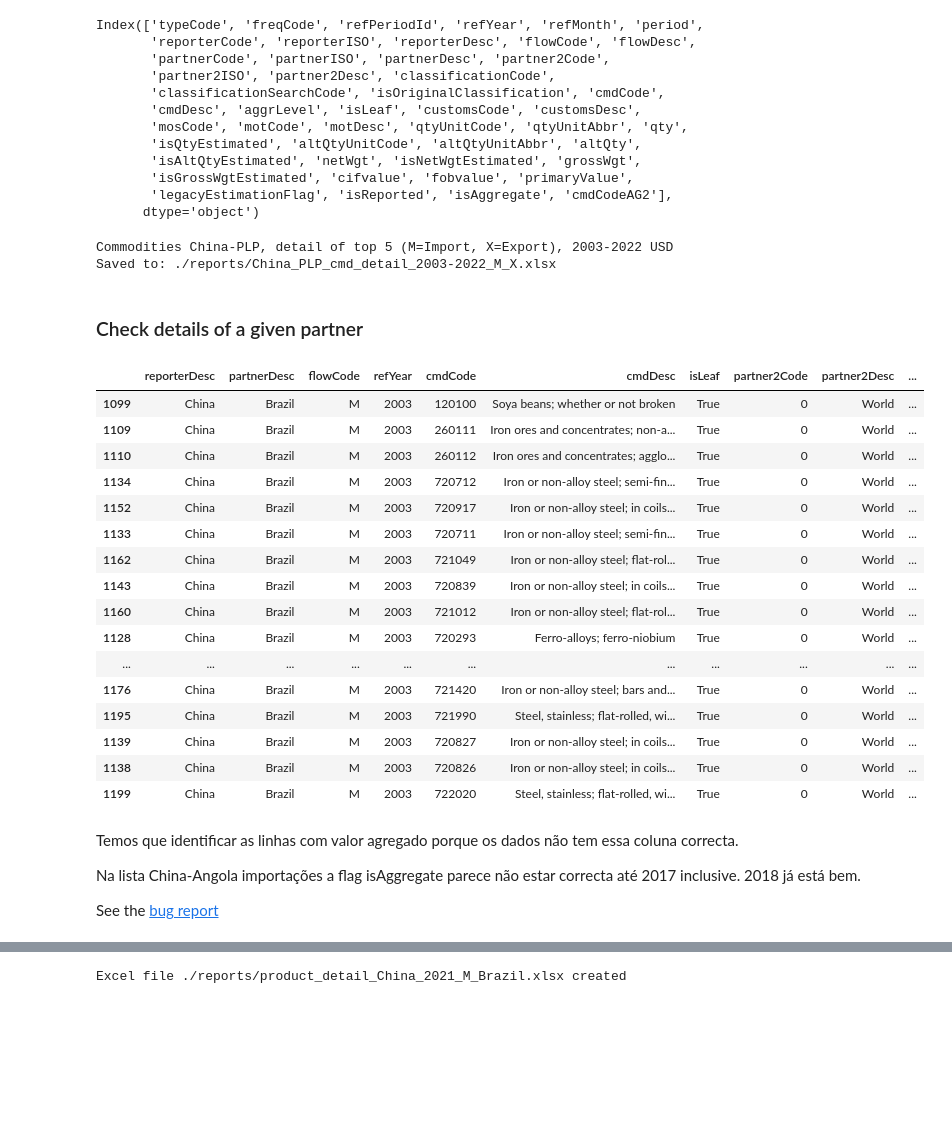
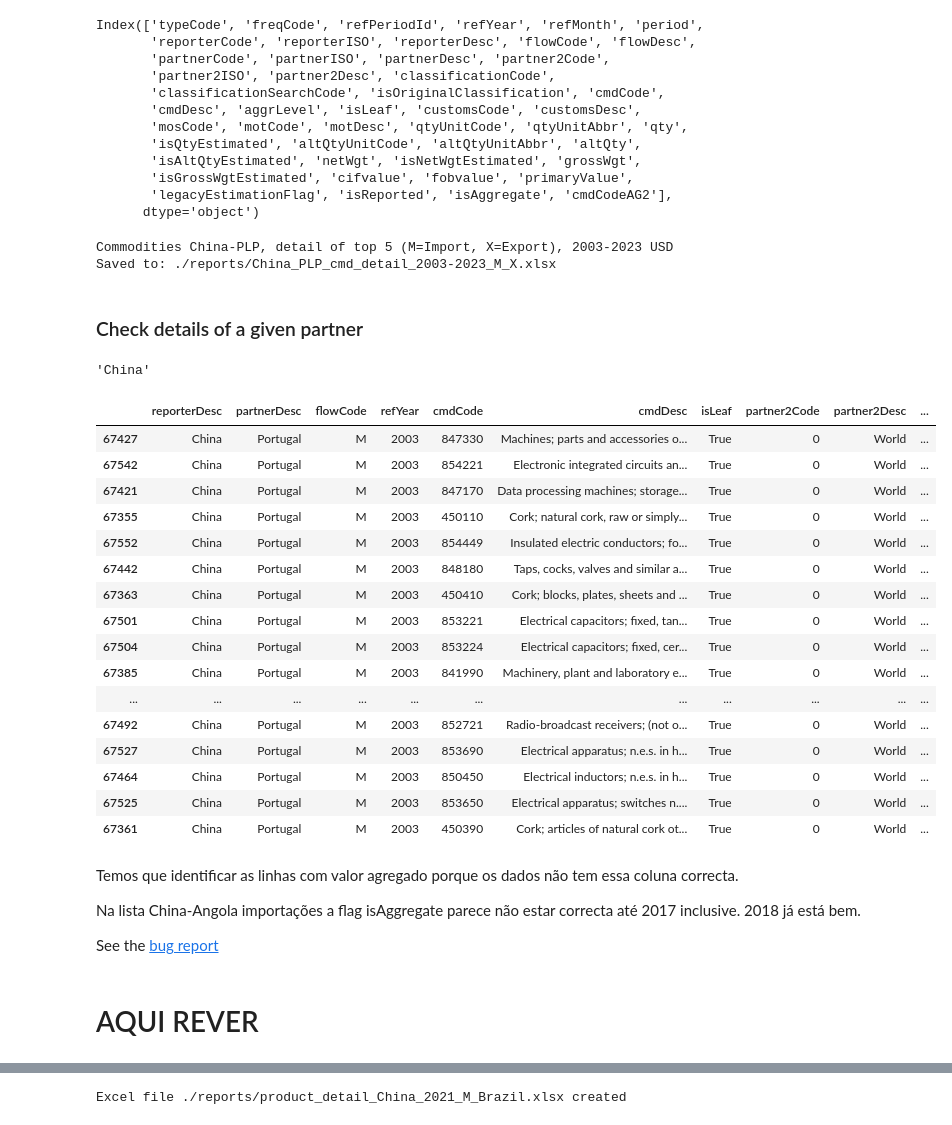
Before and after one commit to joaquimrcarvalho/cipf-comtrade, a Jupyter notebook: cn_plp_commodities.ipynb, the cells around one changed output, grey strips where cells are left out. Drawn from its saved outputs; the diff is of its cells as text; code cells hidden in the pictures; blank space fills up the shorter version.

Commit message:
Update notebooks, more documentation, better Excel exports

```diff
--- a/cn_plp_commodities.ipynb
+++ b/cn_plp_commodities.ipynb
@@ -195,5 +220,28 @@ Change `consider_first` to set the number of top commodities to be examined.
 # %%
+import sys
+# Save the original stdout
+original_stdout = sys.stdout
+
 consider_first = 3
+output_to_file = True
+
+
+if output_to_file:
+    output_file = f"./reports/{reporterDesc}_{partnerDesc}_tops_changes_{filename_note}.txt"
+    f = open(output_file, 'w')
+    sys.stdout = f
+
+preambule=f"""
+Report on variations of top commodities flows.
+
+Number of top commodities considered {consider_first}
+
+Each year is followed by a character that indicates the variation in the top commodities from the previous year:
+* ! : change in one of the top commodities
+* = : same top commodities as the previous year, same relative importance
+* ≈ : same top commodities as the previous year, different relative importance
+"""
+print(preambule)
 for reporter in pco_tops_sorted.index.get_level_values(0).unique():
     for partner in pco_tops_sorted.loc[(reporter,)].index.get_level_values(0).unique():
 
@@ -249,6 +297,11 @@ for reporter in pco_tops_sorted.index.get_level_values(0).unique():
 
                 previous_pattern = top_codes
                 previous_years_values.update(top_table)
+            print(f"All commodities involved in {flow} exchanges between {reporter} and {partner}:")
             for cmd in sorted(all_commodities_desc):
                 print( "    ",cmd)
             print(80*"-")
+
+if output_to_file:
+    sys.stdout = original_stdout
+    f.close()
@@ -569,43 +596,49 @@ comtradetools.excel_format_currency(detail_commodities_no_ndx, excel_file,sheet_
 excel_file.close()
 print("Saved to:",excel_file_name)
 # %% [output]
-Commodities China-PLP, detail of top 5 (M=Import, X=Export), 2003-2022 USD
-Saved to: ./reports/China_PLP_cmd_detail_2003-2022_M_X.xlsx
+Commodities China-PLP, detail of top 5 (M=Import, X=Export), 2003-2023 USD
+Saved to: ./reports/China_PLP_cmd_detail_2003-2023_M_X.xlsx
 # %% [markdown]
 ### Check details of a given partner
+# %%
+"".join(detail_commodities['reporterDesc'].unique())
+# %% [output]
+'China'
 # %%
 import comtradetools
+
 # show more rows
 pd.set_option('display.max_rows', 1000)
 # select country
-partner_of_interest = 'Brazil'
+partner_of_interest = 'Portugal'
+reporter_name = "".join(detail_commodities['reporterDesc'].unique())
 
 # select only leaf commodities (not aggregate upper levels)
 detail_commodities[
     (detail_commodities['partnerDesc']==partner_of_interest)
     & (detail_commodities['isLeaf']==True)
     ]\
     [['reporterDesc','partnerDesc','flowCode','refYear','cmdCode','cmdDesc','isLeaf','partner2Code','partner2Desc','motCode','customsCode','isAggregate','primaryValue']]\
         .sort_values(by=['reporterDesc','partnerDesc','refYear','flowCode','primaryValue'],
                      ascending=[True,True,True,True, False]).head(30)
 # %% [output]
 |  | reporterDesc | partnerDesc | flowCode | refYear | cmdCode | cmdDesc | isLeaf | partner2Code | partner2Desc | ... |
-| 1099 | China | Brazil | M | 2003 | 120100 | Soya beans; whether or not broken | True | 0 | World | ... |
-| 1109 | China | Brazil | M | 2003 | 260111 | Iron ores and concentrates; non-a... | True | 0 | World | ... |
-| 1110 | China | Brazil | M | 2003 | 260112 | Iron ores and concentrates; agglo... | True | 0 | World | ... |
-| 1134 | China | Brazil | M | 2003 | 720712 | Iron or non-alloy steel; semi-fin... | True | 0 | World | ... |
-| 1152 | China | Brazil | M | 2003 | 720917 | Iron or non-alloy steel; in coils... | True | 0 | World | ... |
-| 1133 | China | Brazil | M | 2003 | 720711 | Iron or non-alloy steel; semi-fin... | True | 0 | World | ... |
-| 1162 | China | Brazil | M | 2003 | 721049 | Iron or non-alloy steel; flat-rol... | True | 0 | World | ... |
-| 1143 | China | Brazil | M | 2003 | 720839 | Iron or non-alloy steel; in coils... | True | 0 | World | ... |
-| 1160 | China | Brazil | M | 2003 | 721012 | Iron or non-alloy steel; flat-rol... | True | 0 | World | ... |
-| 1128 | China | Brazil | M | 2003 | 720293 | Ferro-alloys; ferro-niobium | True | 0 | World | ... |
+| 67427 | China | Portugal | M | 2003 | 847330 | Machines; parts and accessories o... | True | 0 | World | ... |
+| 67542 | China | Portugal | M | 2003 | 854221 | Electronic integrated circuits an... | True | 0 | World | ... |
+| 67421 | China | Portugal | M | 2003 | 847170 | Data processing machines; storage... | True | 0 | World | ... |
+| 67355 | China | Portugal | M | 2003 | 450110 | Cork; natural cork, raw or simply... | True | 0 | World | ... |
+| 67552 | China | Portugal | M | 2003 | 854449 | Insulated electric conductors; fo... | True | 0 | World | ... |
+| 67442 | China | Portugal | M | 2003 | 848180 | Taps, cocks, valves and similar a... | True | 0 | World | ... |
+| 67363 | China | Portugal | M | 2003 | 450410 | Cork; blocks, plates, sheets and ... | True | 0 | World | ... |
+| 67501 | China | Portugal | M | 2003 | 853221 | Electrical capacitors; fixed, tan... | True | 0 | World | ... |
+| 67504 | China | Portugal | M | 2003 | 853224 | Electrical capacitors; fixed, cer... | True | 0 | World | ... |
+| 67385 | China | Portugal | M | 2003 | 841990 | Machinery, plant and laboratory e... | True | 0 | World | ... |
 | ... | ... | ... | ... | ... | ... | ... | ... | ... | ... | ... |
-| 1176 | China | Brazil | M | 2003 | 721420 | Iron or non-alloy steel; bars and... | True | 0 | World | ... |
-| 1195 | China | Brazil | M | 2003 | 721990 | Steel, stainless; flat-rolled, wi... | True | 0 | World | ... |
-| 1139 | China | Brazil | M | 2003 | 720827 | Iron or non-alloy steel; in coils... | True | 0 | World | ... |
-| 1138 | China | Brazil | M | 2003 | 720826 | Iron or non-alloy steel; in coils... | True | 0 | World | ... |
-| 1199 | China | Brazil | M | 2003 | 722020 | Steel, stainless; flat-rolled, wi... | True | 0 | World | ... |
+| 67492 | China | Portugal | M | 2003 | 852721 | Radio-broadcast receivers; (not o... | True | 0 | World | ... |
+| 67527 | China | Portugal | M | 2003 | 853690 | Electrical apparatus; n.e.s. in h... | True | 0 | World | ... |
+| 67464 | China | Portugal | M | 2003 | 850450 | Electrical inductors; n.e.s. in h... | True | 0 | World | ... |
+| 67525 | China | Portugal | M | 2003 | 853650 | Electrical apparatus; switches n.... | True | 0 | World | ... |
+| 67361 | China | Portugal | M | 2003 | 450390 | Cork; articles of natural cork ot... | True | 0 | World | ... |
 # %% [markdown]
 Temos que identificar as linhas com valor agregado porque
 os dados não tem essa coluna correcta.
@@ -614,3 +647,5 @@ Na lista China-Angola importações a flag isAggregate parece não
 estar correcta até 2017 inclusive. 2018 já está bem.
 
 See the [bug report](isaggregate_bug.ipynb)
+# %% [markdown]
+# AQUI REVER
```
Also changed, not shown: parts of 14 cells of this notebook, 3 other files.
